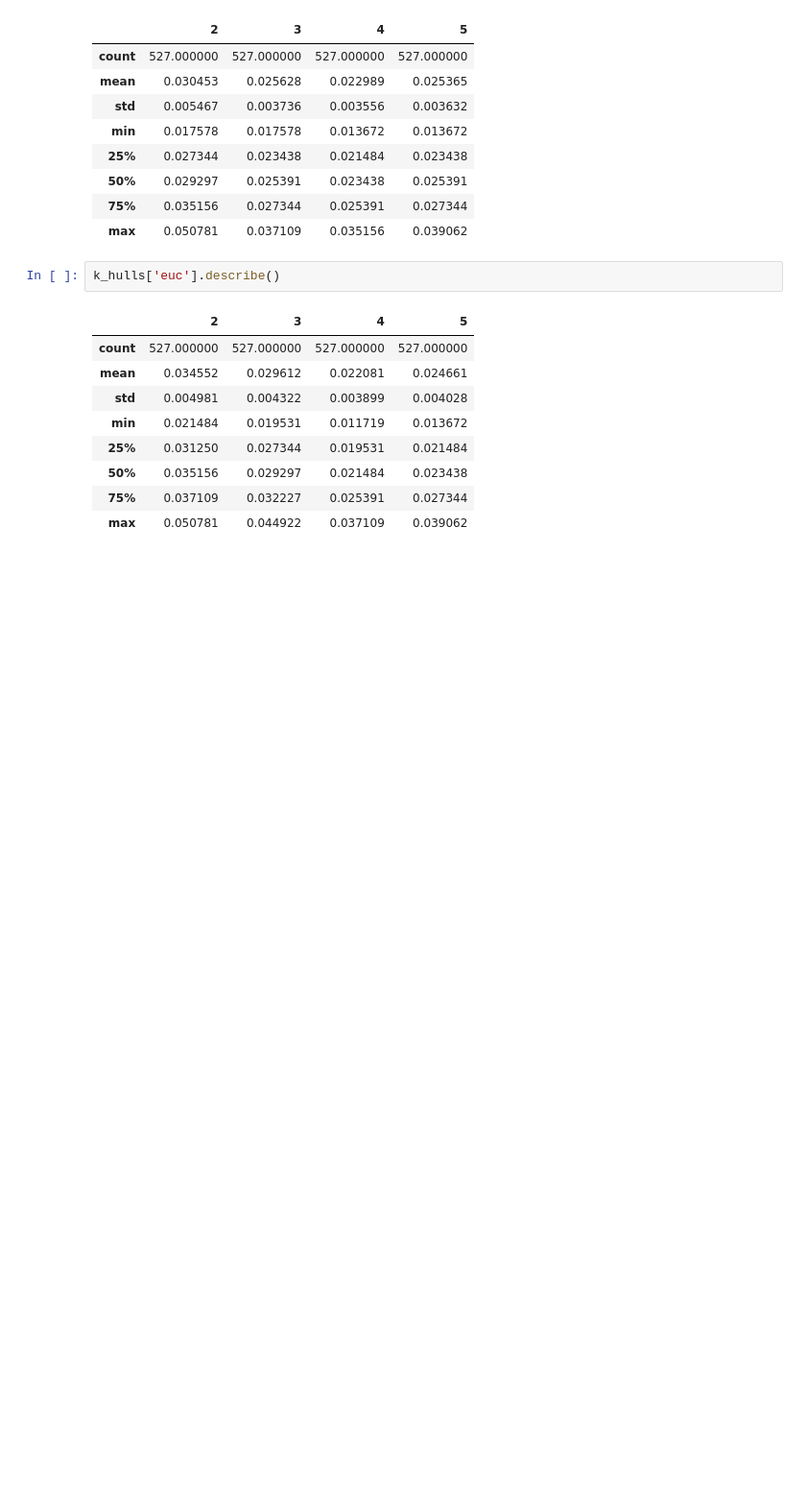
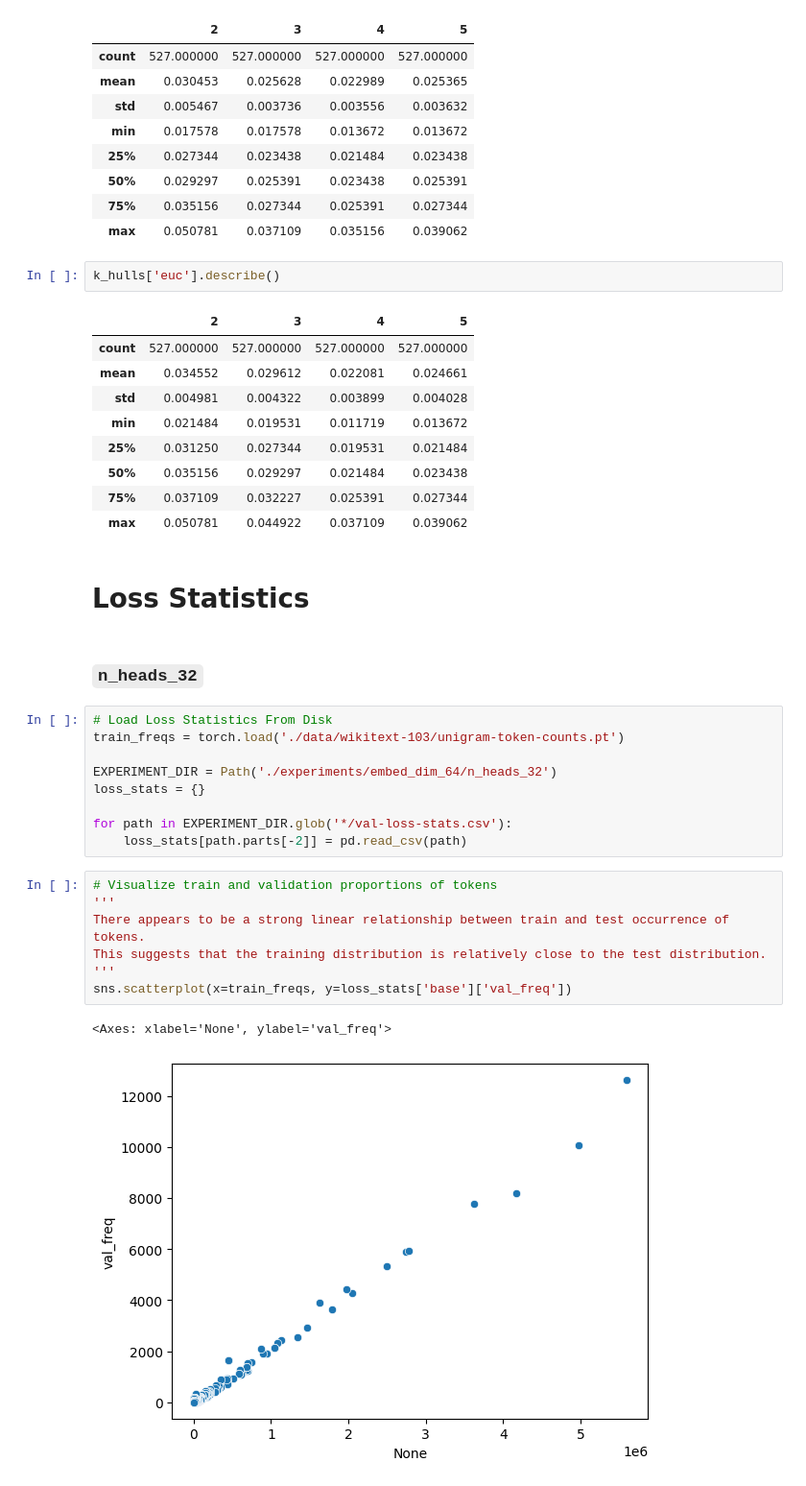
Before and after one commit to knwilliams319/stolen-attention, a Jupyter notebook: inspect_hulls.ipynb, the cells around one changed output. Shown at 96% size. Drawn from its saved outputs; the diff is of its cells as text; blank space fills up the shorter version.

Commit message:
Changes to create and visualize loss statistics for sliding window validation on model checkpoints

```diff
--- a/inspect_hulls.ipynb
+++ b/inspect_hulls.ipynb
@@ -66,3 +69,26 @@ k_hulls['euc'].describe()
 | 50% | 0.035156 | 0.029297 | 0.021484 | 0.023438 |
 | 75% | 0.037109 | 0.032227 | 0.025391 | 0.027344 |
 | max | 0.050781 | 0.044922 | 0.037109 | 0.039062 |
+# %% [markdown]
+# Loss Statistics
+# %% [markdown]
+### `n_heads_32`
+# %%
+# Load Loss Statistics From Disk
+train_freqs = torch.load('./data/wikitext-103/unigram-token-counts.pt')
+
+EXPERIMENT_DIR = Path('./experiments/embed_dim_64/n_heads_32')
+loss_stats = {}
+
+for path in EXPERIMENT_DIR.glob('*/val-loss-stats.csv'):
+    loss_stats[path.parts[-2]] = pd.read_csv(path)
+# %%
+# Visualize train and validation proportions of tokens
+'''
+There appears to be a strong linear relationship between train and test occurrence of tokens.
+This suggests that the training distribution is relatively close to the test distribution.
+'''
+sns.scatterplot(x=train_freqs, y=loss_stats['base']['val_freq'])
+# %% [output]
+<Axes: xlabel='None', ylabel='val_freq'>
+[figure, added]
```
Also changed, not shown: parts of 12 cells of this notebook, 1 other file.
